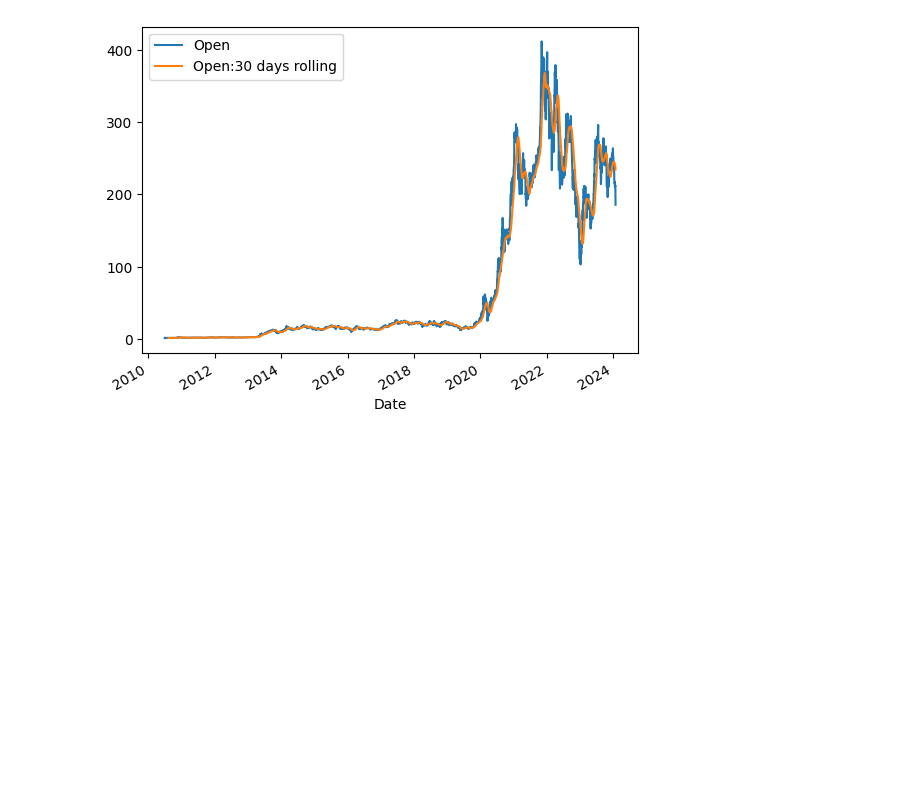
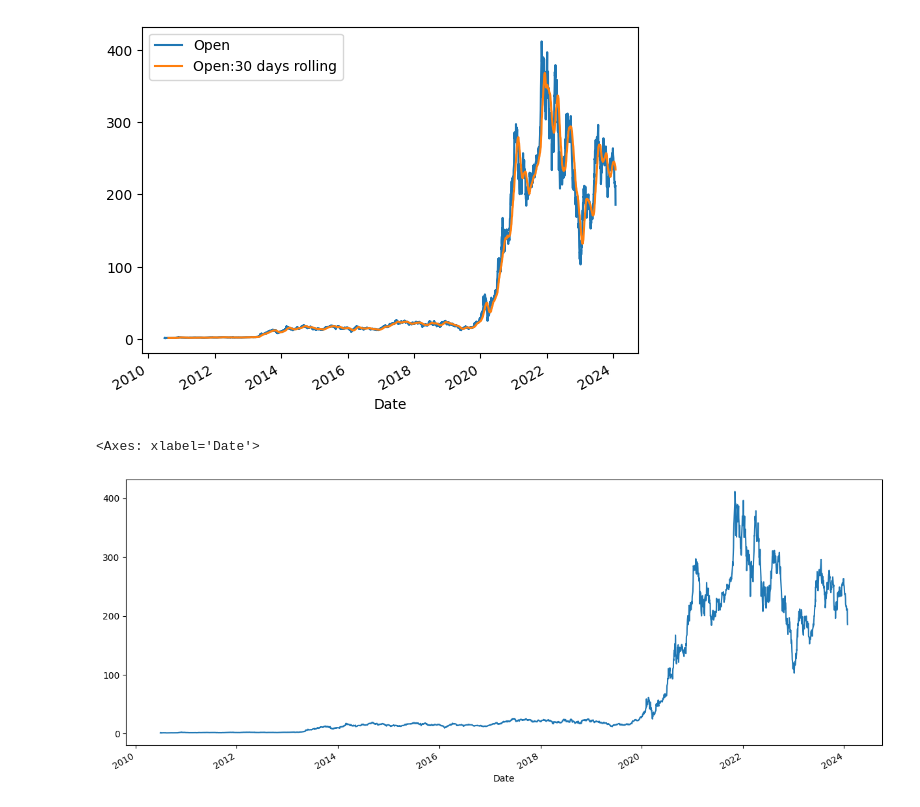
Before and after one commit to kusum1984/Time_series, a Jupyter notebook: Timeseries_EDA.ipynb, the cells around one changed output. Drawn from its saved outputs; the diff is of its cells as text; code cells hidden in the pictures; blank space fills up the shorter version.

```diff
--- a/Timeseries_EDA.ipynb
+++ b/Timeseries_EDA.ipynb
@@ -421,3 +421,9 @@ df_tesla[['Open','Open:30 days rolling']].plot()
 # %% [output]
 <Axes: xlabel='Date'>
 [figure]
+# %%
+#Simple moving average for the smoothing of the graph
+df_tesla['Open'].plot(figsize=(15,6))
+# %% [output]
+<Axes: xlabel='Date'>
+[figure, added]
```
Also changed, not shown: parts of 10 cells of this notebook.
